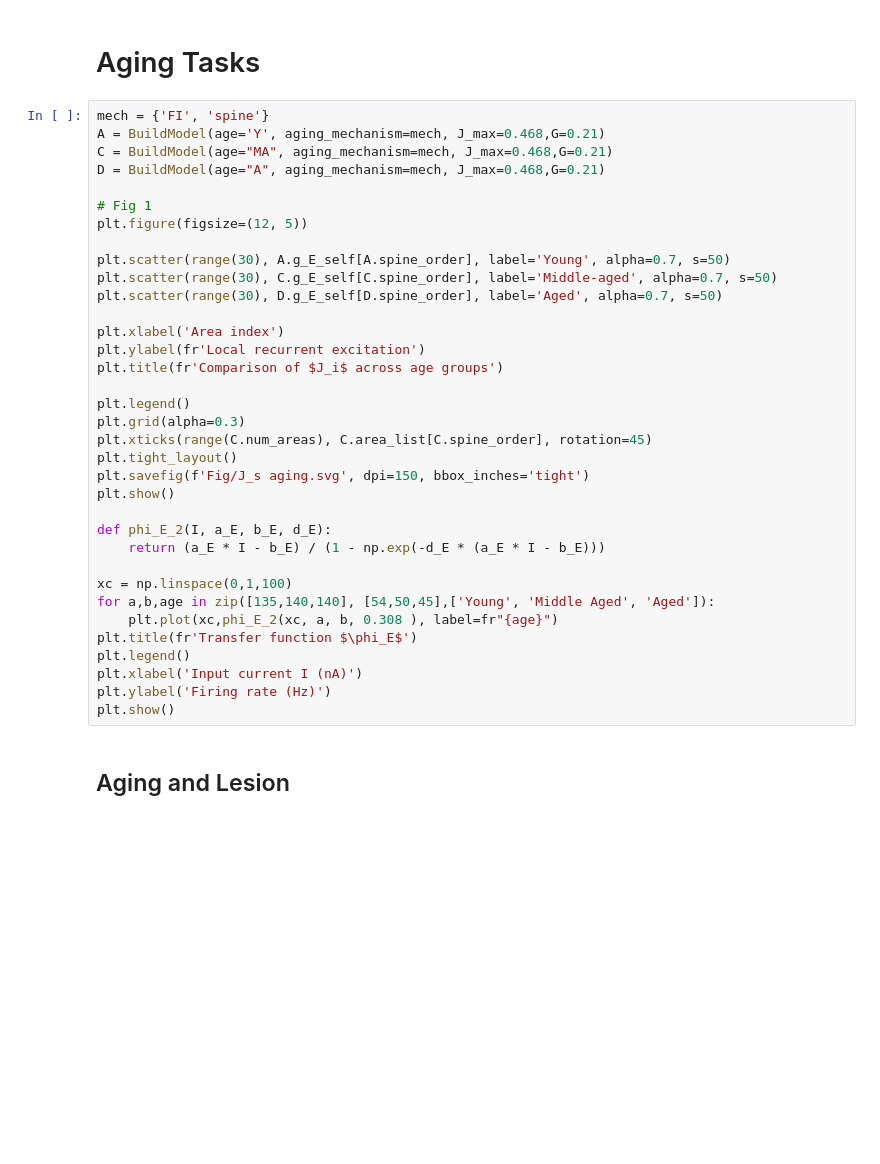
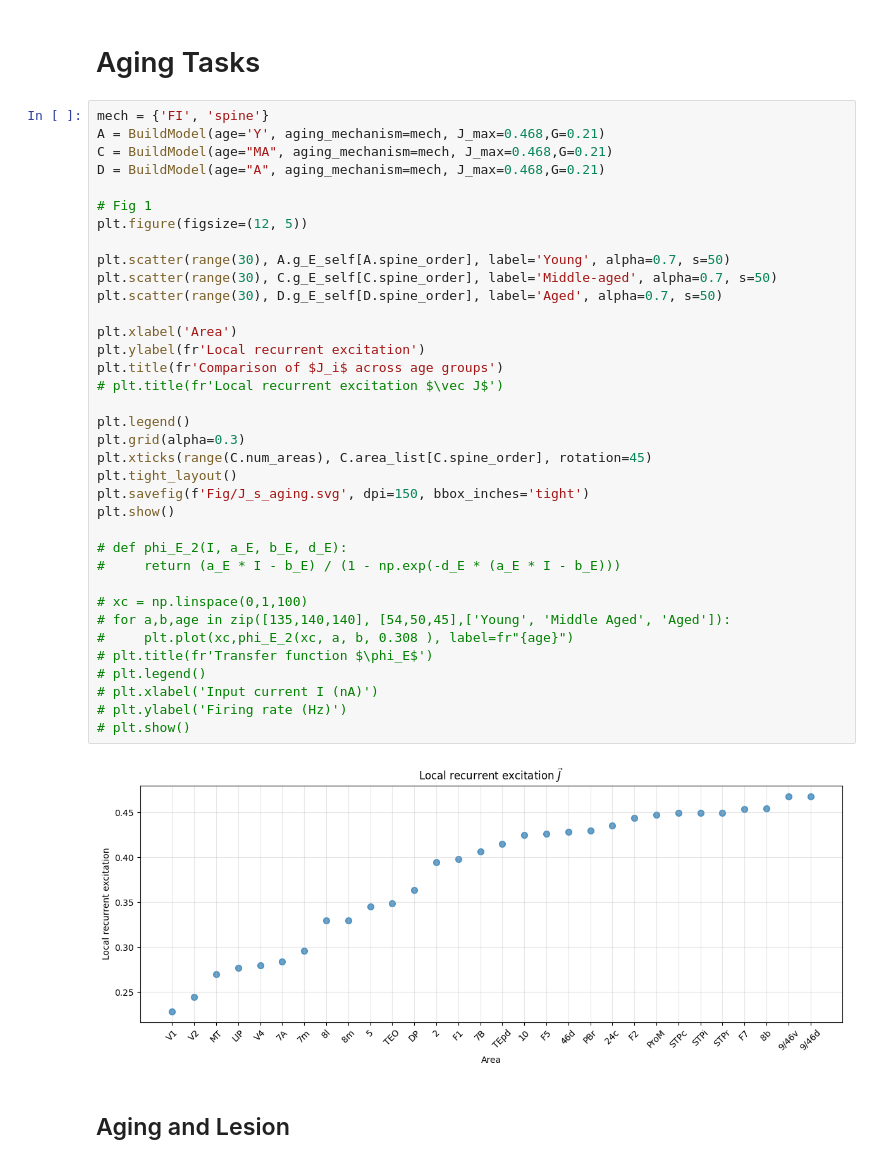
Before and after one commit to Davide537/Mathematical-Models, a Jupyter notebook: WM Model/Aging model.ipynb, the cells around one changed output. Saved outputs shown, nothing was run; the diff lists cells and outputs as text; blank space fills up the shorter version.

```diff
--- a/WM Model/Aging model.ipynb
+++ b/WM Model/Aging model.ipynb
@@ -1808,38 +1806,41 @@ Gs      = [round(j * 0.02 + 0.2,  2) for j in range(16)]
 # %%
 mech = {'FI', 'spine'}
 A = BuildModel(age='Y', aging_mechanism=mech, J_max=0.468,G=0.21)
 C = BuildModel(age="MA", aging_mechanism=mech, J_max=0.468,G=0.21)
 D = BuildModel(age="A", aging_mechanism=mech, J_max=0.468,G=0.21)
 
 # Fig 1
 plt.figure(figsize=(12, 5))
 
 plt.scatter(range(30), A.g_E_self[A.spine_order], label='Young', alpha=0.7, s=50)
 plt.scatter(range(30), C.g_E_self[C.spine_order], label='Middle-aged', alpha=0.7, s=50)
 plt.scatter(range(30), D.g_E_self[D.spine_order], label='Aged', alpha=0.7, s=50)
 
-plt.xlabel('Area index')
+plt.xlabel('Area')
 plt.ylabel(fr'Local recurrent excitation')
 plt.title(fr'Comparison of $J_i$ across age groups')
+# plt.title(fr'Local recurrent excitation $\vec J$')
 
 plt.legend()
 plt.grid(alpha=0.3)
 plt.xticks(range(C.num_areas), C.area_list[C.spine_order], rotation=45)
 plt.tight_layout()
-plt.savefig(f'Fig/J_s aging.svg', dpi=150, bbox_inches='tight')
+plt.savefig(f'Fig/J_s_aging.svg', dpi=150, bbox_inches='tight')
 plt.show()
 
-def phi_E_2(I, a_E, b_E, d_E):
-    return (a_E * I - b_E) / (1 - np.exp(-d_E * (a_E * I - b_E)))
+# def phi_E_2(I, a_E, b_E, d_E):
+#     return (a_E * I - b_E) / (1 - np.exp(-d_E * (a_E * I - b_E)))
 
-xc = np.linspace(0,1,100)
-for a,b,age in zip([135,140,140], [54,50,45],['Young', 'Middle Aged', 'Aged']):
-    plt.plot(xc,phi_E_2(xc, a, b, 0.308 ), label=fr"{age}")
-plt.title(fr'Transfer function $\phi_E$')
-plt.legend()
-plt.xlabel('Input current I (nA)')
-plt.ylabel('Firing rate (Hz)')
-plt.show()
+# xc = np.linspace(0,1,100)
+# for a,b,age in zip([135,140,140], [54,50,45],['Young', 'Middle Aged', 'Aged']):
+#     plt.plot(xc,phi_E_2(xc, a, b, 0.308 ), label=fr"{age}")
+# plt.title(fr'Transfer function $\phi_E$')
+# plt.legend()
+# plt.xlabel('Input current I (nA)')
+# plt.ylabel('Firing rate (Hz)')
+# plt.show()
+# %% [output]
+[figure, added]
 # %% [markdown]
 ## Aging and Lesion
 # %%
```
Also changed, not shown: parts of 2 cells of this notebook, 4 other files.
